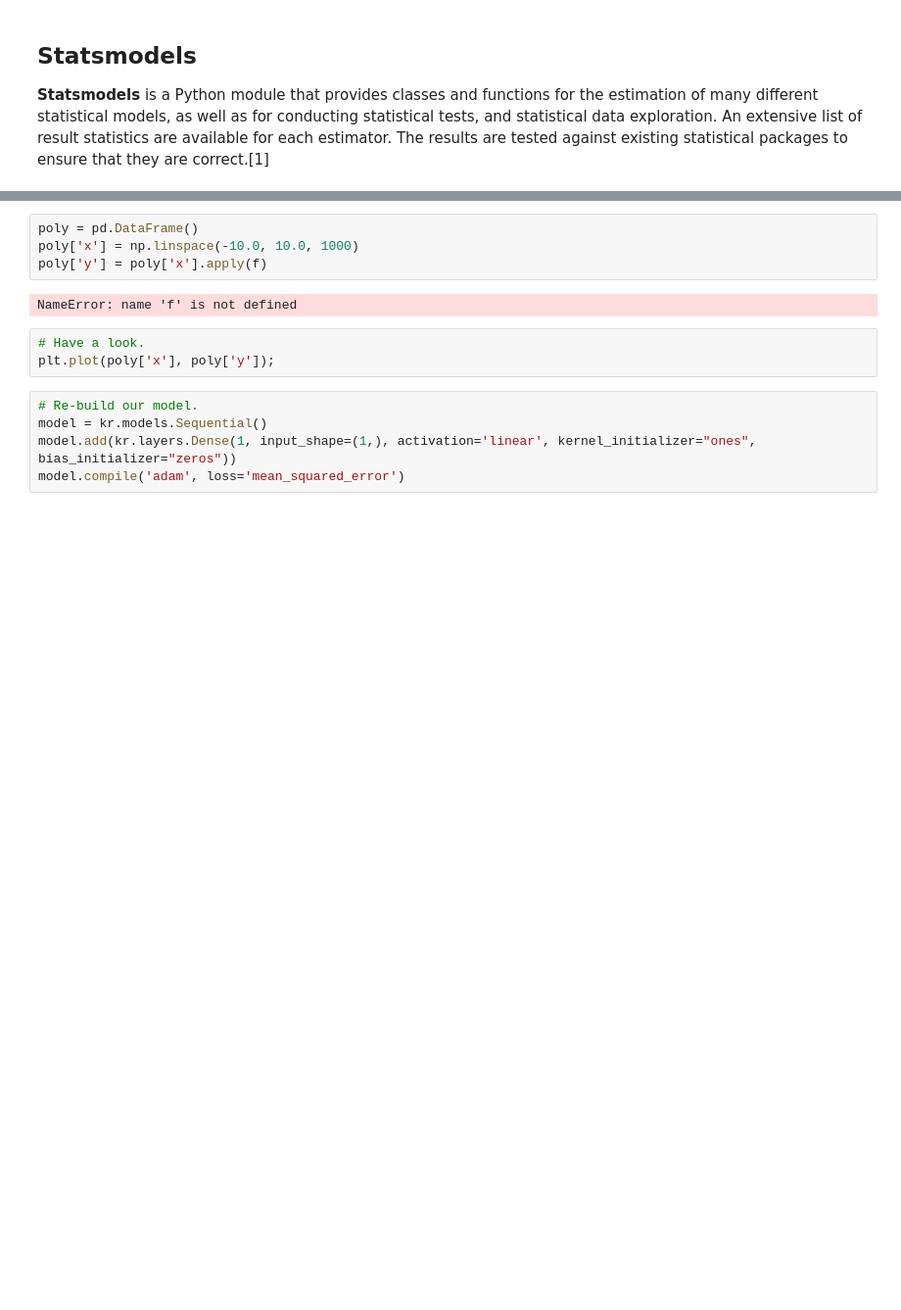
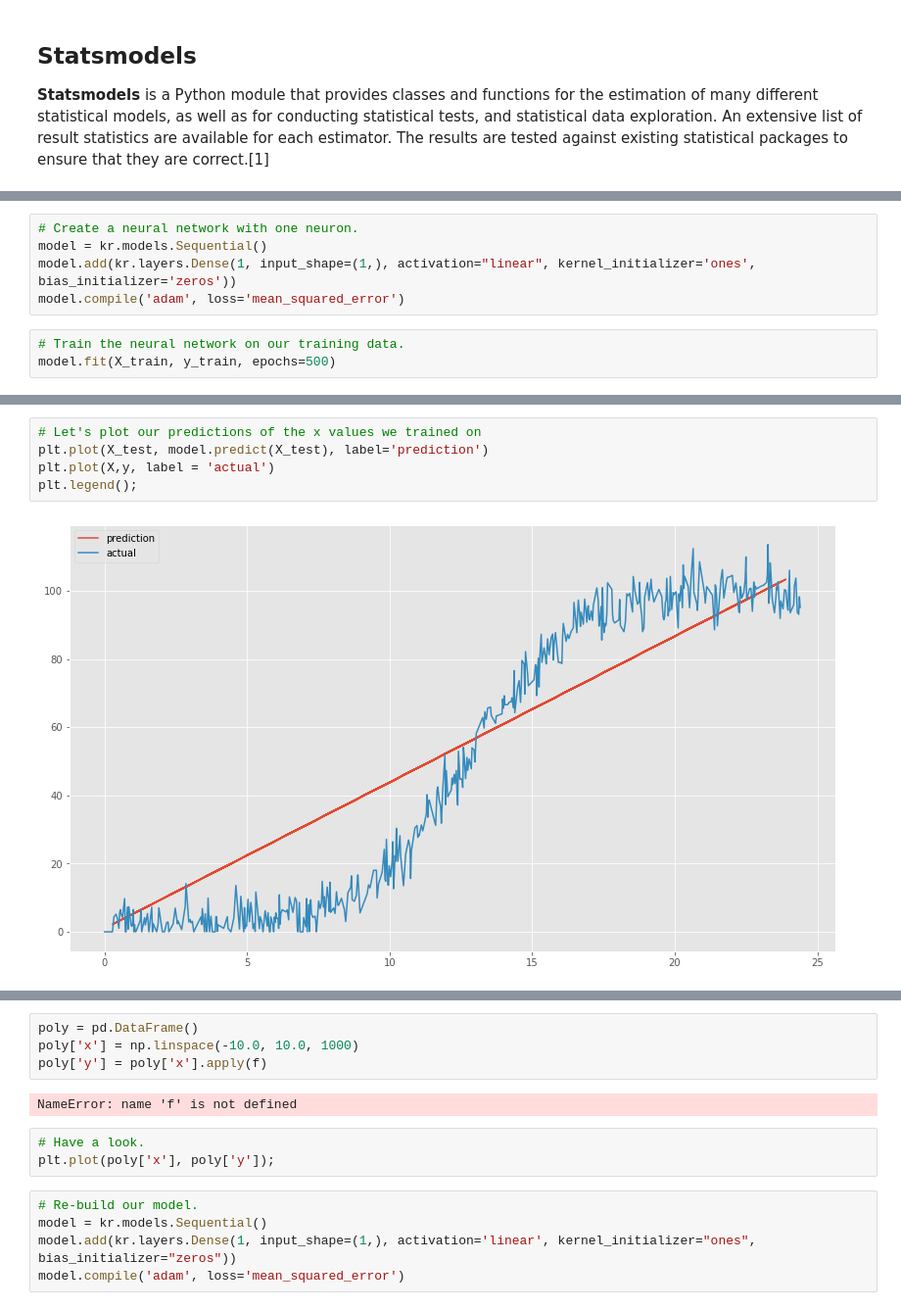
Before and after one commit to amacuga/mls-project-2020, a Jupyter notebook: Project.ipynb, the cells around one changed output, grey strips where cells are left out. Shown: that part at 98% size. Saved outputs shown, nothing was run; the diff lists cells and outputs as text; blank space fills up the shorter version.

Commit message:
Added linear regression

```diff
--- a/Project.ipynb
+++ b/Project.ipynb
@@ -200,0 +168,8 @@ Notes:
+# %%
+# Create a neural network with one neuron.
+model = kr.models.Sequential()
+model.add(kr.layers.Dense(1, input_shape=(1,), activation="linear", kernel_initializer='ones', bias_initializer='zeros'))
+model.compile('adam', loss='mean_squared_error')
+# %%
+# Train the neural network on our training data.
+model.fit(X_train, y_train, epochs=500)
@@ -200,0 +203,7 @@ Notes:
+# %%
+# Let's plot our predictions of the x values we trained on
+plt.plot(X_test, model.predict(X_test), label='prediction')
+plt.plot(X,y, label = 'actual')
+plt.legend();
+# %% [output]
+[figure, added]
```
Also changed, not shown: parts of 16 cells of this notebook.
